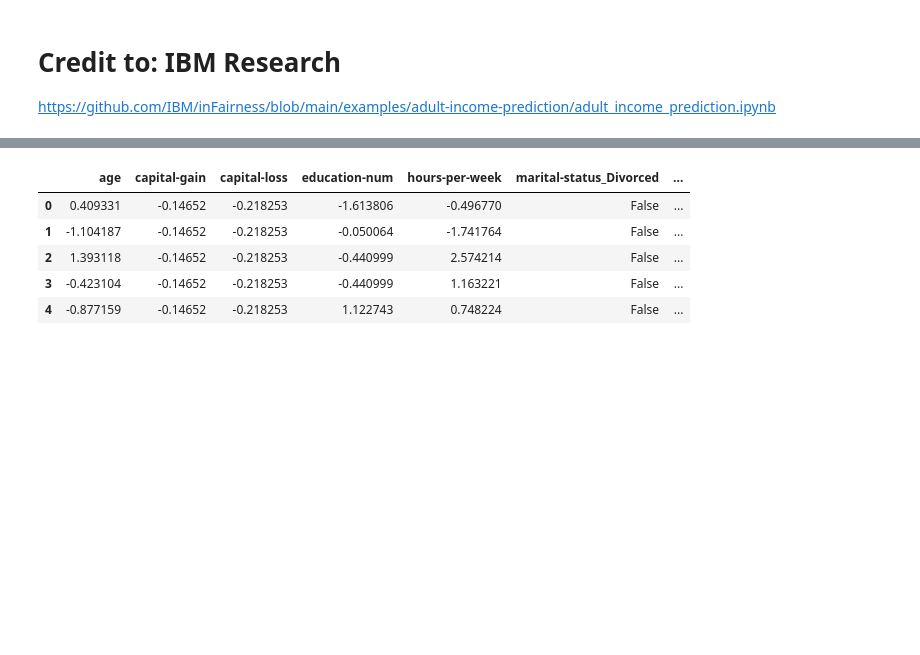
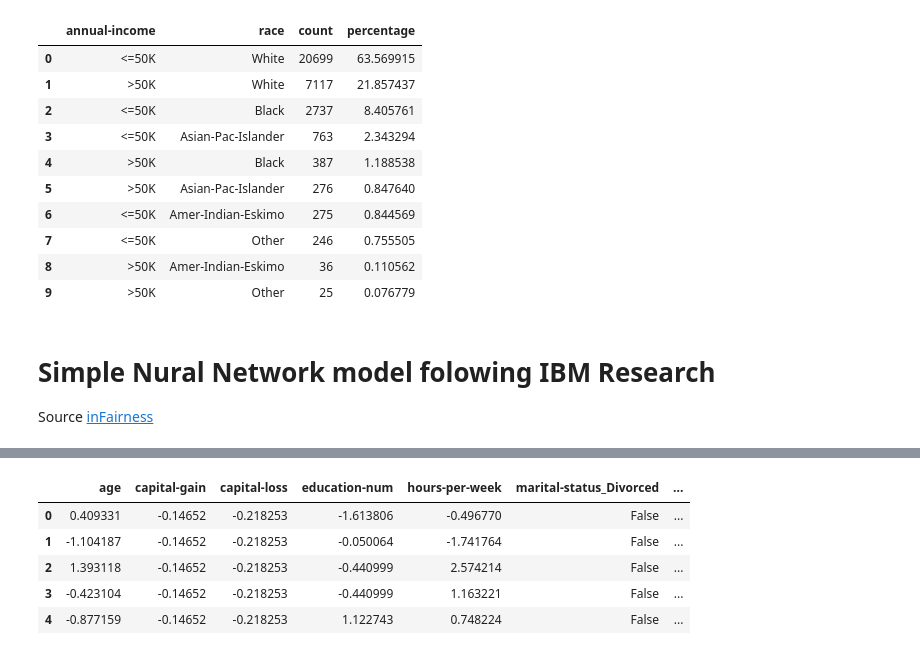
Before and after one commit to castillosebastian/castillosebastian_colabs, a Jupyter notebook: Fair_AI/adult_income_prediction/adult_income_prediction_v2.ipynb, the cells around one changed output, grey strips where cells are left out. Drawn from its saved outputs; the diff is of its cells as text; code cells hidden in the pictures; blank space fills up the shorter version.

```diff
--- a/Fair_AI/adult_income_prediction/adult_income_prediction.ipynb
+++ b/Fair_AI/adult_income_prediction/adult_income_prediction_v2.ipynb
@@ -3,7 +52,25 @@
+# %%
+(imbal_race := data.groupby(['annual-income', 'race']).size()
+   .sort_values(ascending=False)
+   .reset_index(name='count')
+   .assign(percentage = lambda df:100 * df['count']/df['count'].sum())
+   )
+# %% [output]
+|  | annual-income | race | count | percentage |
+| 0 | <=50K | White | 20699 | 63.569915 |
+| 1 | >50K | White | 7117 | 21.857437 |
+| 2 | <=50K | Black | 2737 | 8.405761 |
+| 3 | <=50K | Asian-Pac-Islander | 763 | 2.343294 |
+| 4 | >50K | Black | 387 | 1.188538 |
+| 5 | >50K | Asian-Pac-Islander | 276 | 0.847640 |
+| 6 | <=50K | Amer-Indian-Eskimo | 275 | 0.844569 |
+| 7 | <=50K | Other | 246 | 0.755505 |
+| 8 | >50K | Amer-Indian-Eskimo | 36 | 0.110562 |
+| 9 | >50K | Other | 25 | 0.076779 |
 # %% [markdown]
-# Credit to: IBM Research
+# Simple Nural Network model folowing IBM Research
 
-https://github.com/IBM/inFairness/blob/main/examples/adult-income-prediction/adult_income_prediction.ipynb
+Source [inFairness](https://github.com/IBM/inFairness/blob/main/examples/adult-income-prediction/adult_income_prediction.ipynb)
 # %%
 import torch
 import torch.nn as nn
```
Also changed, not shown: parts of 23 cells of this notebook.
